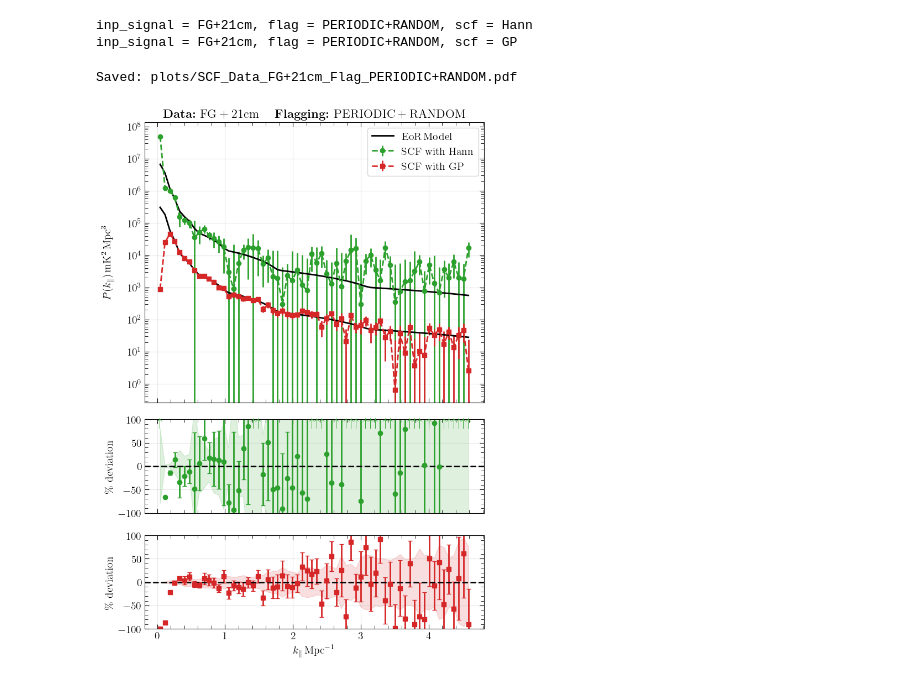
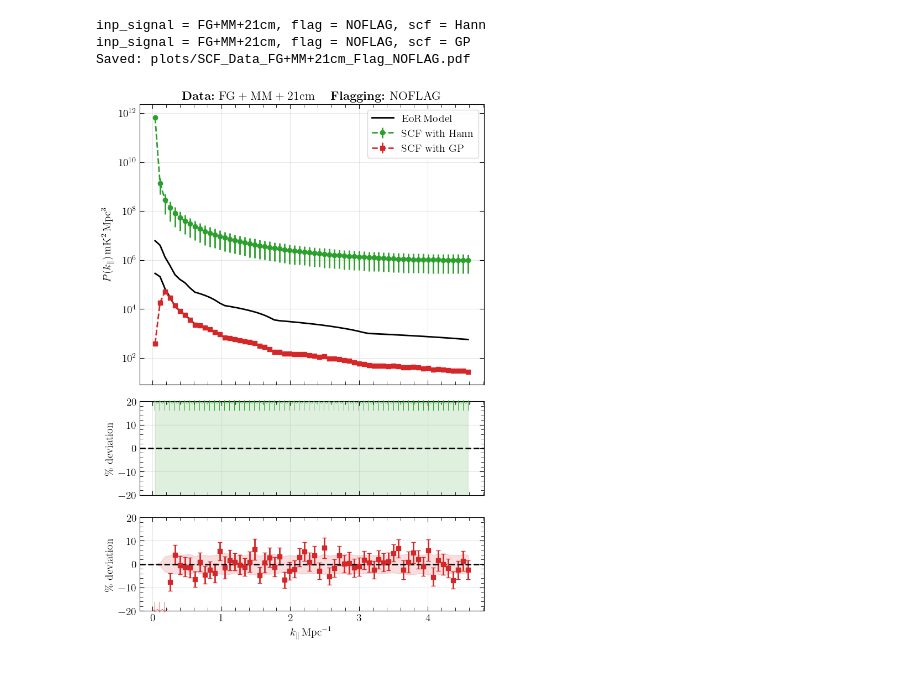
Before and after one commit to aecosmo/Bayes-SCF, a Jupyter notebook: plot-compare-SCF.ipynb, the cells around one changed output. Saved outputs shown, nothing was run; the diff lists cells and outputs as text; code cells hidden in the pictures.

```diff
--- a/plot-compare-SCF.ipynb
+++ b/plot-compare-SCF.ipynb
@@ -6,59 +6,61 @@ plt.style.use("mplstyle")
 # %%
 path = 'results'
 mode = 'NOFLAG'
-mode = 'RANDOM'
-mode = 'PERIODIC'
-mode = 'PERIODIC+RANDOM'
+# mode = 'RANDOM'
+# mode = 'PERIODIC'
+# mode = 'PERIODIC+RANDOM'
 inp_signal = 'FG+21cm'
-# inp_signal = 'FG+MM+21cm'
+inp_signal = 'FG+MM+21cm'
 
 SCF = 'Hann'
 data = np.load(f"{path}/dct_inp_signal-{inp_signal}_flag-{mode}_SCF-{SCF}.npz")
 
 kb_dct          = data["kb"]
 mean_dct        = data["mean"]
 err_dct         = data["err"]
 binned_th_dct   = data["binned_th"]
 
 inp_signal      = data["inp_signal"].tolist()
 flag            = data["flag"].tolist()
 scf             = data["SCF"].tolist()
 print(f"inp_signal = {inp_signal}, flag = {flag}, scf = {scf}")
 
 SCF = 'GP'
 data = np.load(f"{path}/dct_inp_signal-{inp_signal}_flag-{mode}_SCF-{SCF}.npz")
 
 kb_dct1          = data["kb"]
 mean_dct1        = data["mean"]
 err_dct1         = data["err"]
 binned_th_dct1   = data["binned_th"]
 
 inp_signal      = data["inp_signal"].tolist()
 flag            = data["flag"].tolist()
 scf             = data["SCF"].tolist()
 print(f"inp_signal = {inp_signal}, flag = {flag}, scf = {scf}")
+
+
+
+shift = 20.0   # upward shift for clarity
+offset_ratio = 0.0  # shift 2 percentage points in ratio plot (optional)
+figname = f"plots/SCF_Data_{inp_signal}_Flag_{mode}.pdf"
+ylim=20 if (mode == 'NOFLAG') else 200
+
+fig, axes = plts.plot_compare_estimators(
+    kb_dct, (mean_dct) * shift, err_dct*shift, binned_th_dct* shift,
+    kb_dct1, (mean_dct1), err_dct1, binned_th_dct1,
+    fft_label=r'${\rm SCF \ with \ Hann}$',
+    dct_label=r'${\rm SCF \ with \ GP}$',
+    title = r"\rm{  {\bf Data:}~"  fr"$\rm{{ {inp_signal} }} \quad$" + r"\rm{ {\bf Flagging:}~"+fr"$\rm{{ {mode} }}$",
+    fft_dev_label=r'\rm{\% deviation}',
+    dct_dev_label=r'\rm{\% deviation}',
+    fft_color='C2', dct_color='C3',
+    # title = r"$\bf{{Data:}}$",
+    figname=figname,
+    # verticle=True, vline=0.15,
+    ylim=ylim
+)
 # %% [output]
-inp_signal = FG+21cm, flag = PERIODIC+RANDOM, scf = Hann
-inp_signal = FG+21cm, flag = PERIODIC+RANDOM, scf = GP
+inp_signal = FG+MM+21cm, flag = NOFLAG, scf = Hann
+inp_signal = FG+MM+21cm, flag = NOFLAG, scf = GP
+Saved: plots/SCF_Data_FG+MM+21cm_Flag_NOFLAG.pdf
+[figure, added]
-# %%
-shift = 20.0   # upward shift for clarity
-offset_ratio = 10000.0  # shift 2 percentage points in ratio plot (optional)
-figname = f"plots/SCF_Data_{inp_signal}_Flag_{mode}.pdf"
-
-fig, axes = plts.plot_compare_estimators(
-    kb_dct, abs(mean_dct) * shift, err_dct*shift, binned_th_dct* shift,
-    kb_dct1, abs(mean_dct1), err_dct1, binned_th_dct1,
-    fft_label=r'${\rm SCF \ with \ Hann}$',
-    dct_label=r'${\rm SCF \ with \ GP}$',
-    title = r"\rm{  {\bf Data:}~"  fr"$\rm{{ {inp_signal} }} \quad$" + r"\rm{ {\bf Flagging:}~"+fr"$\rm{{ {mode} }}$",
-    fft_dev_label=r'\rm{\% deviation}',
-    dct_dev_label=r'\rm{\% deviation}',
-    fft_color='C2', dct_color='C3',
-    # title = r"$\bf{{Data:}}$",
-    figname=figname,
-    # verticle=True, vline=0.15,
-    ylim=100
-)
-# %% [output]
-Saved: plots/SCF_Data_FG+21cm_Flag_PERIODIC+RANDOM.pdf
-[figure, removed]
```
Also changed, not shown: parts of 1 cell of this notebook, 6 other files.
